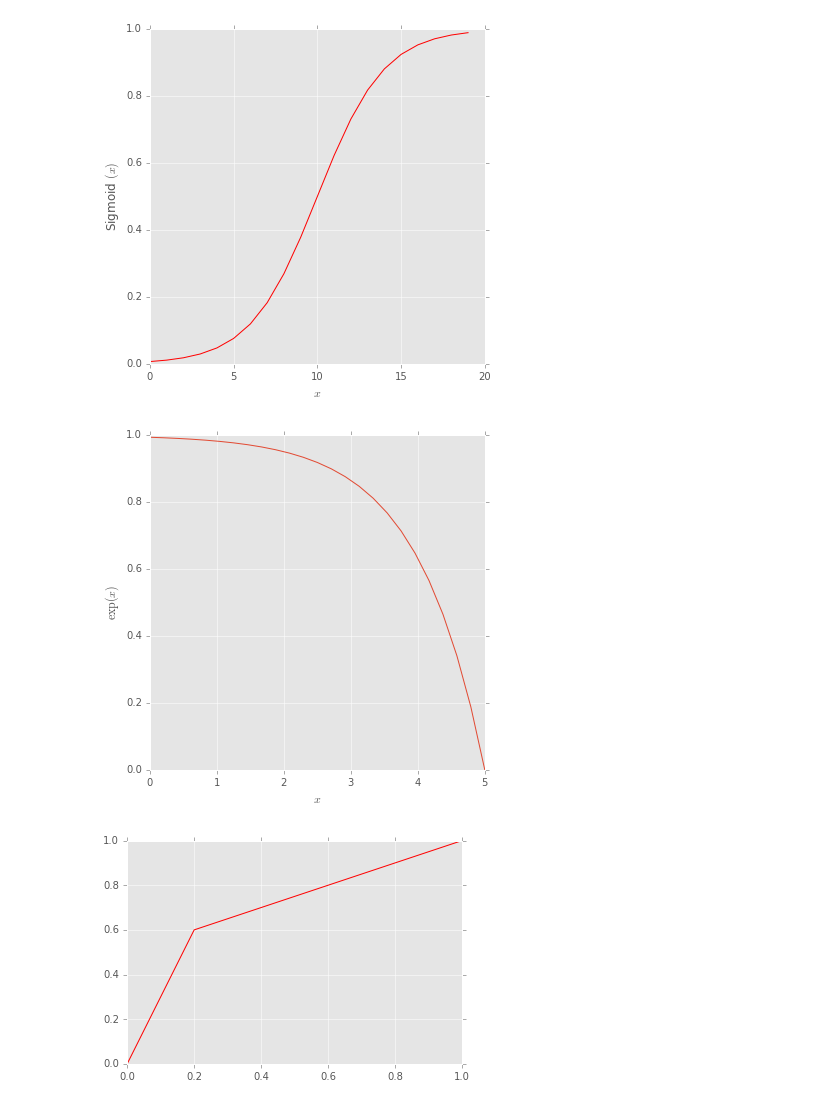
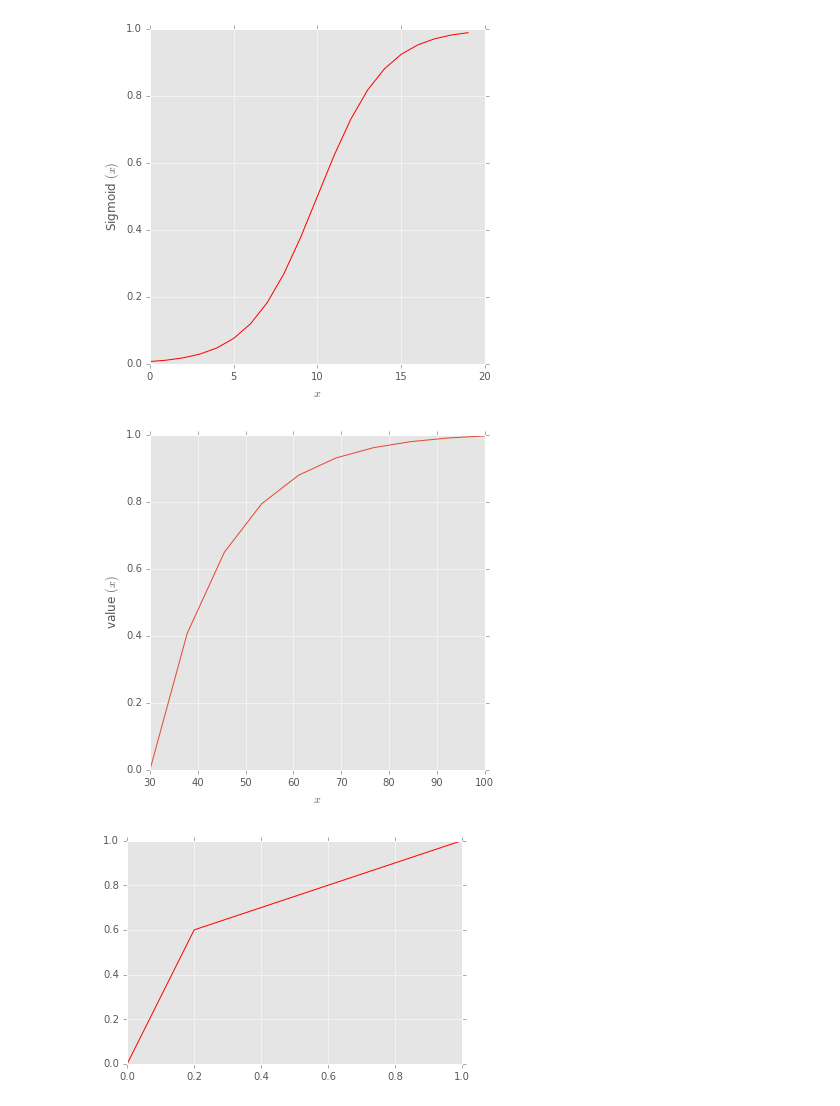
Before and after one commit to dmryer/Python, a Jupyter notebook: Value Functions.ipynb, the cells around one changed output. Drawn from its saved outputs; the diff is of its cells as text; code cells hidden in the pictures.

```diff
--- a/Value Functions.ipynb
+++ b/Value Functions.ipynb
@@ -42,33 +42,29 @@ plt.ylabel('Sigmoid $(x)$')
 # %%
 # Plot Exponential Function
 
 import numpy as np
 import matplotlib.pyplot as plt
-
 %matplotlib inline
 
 ####################
 # Input Values Here:
-offset = 0
-flip = 1                     # Flip = 1 to reverse curve
+low = 30
+high = 100
+rho = 15
 ###################
 
 # Define the Exponential Function
-x = np.linspace(-5, 0, 25)
-y = np.exp(x)
+x = np.linspace(30, 100, 10)
+y = (1 - np.exp(-(x - low)/rho) )/ (1 - np.exp(-(high - low)/rho))
 
 # Plot curve
 plt.figure(figsize=(6,6))
-if flip == 0:
-    plt.plot(x + 5 + offset, y)
-else:
-    plt.plot(x + 5 + offset, 1-y)
-
+plt.plot(x, y)
 plt.xlabel('$x$')
-plt.ylabel('$\exp(x)$')
+plt.ylabel('value $(x)$')
 plt.show()
 # %% [output]
-[figure, old version]
+[figure, new version]
 # %%
 # Plot Piecewise Linear Function
 
```
